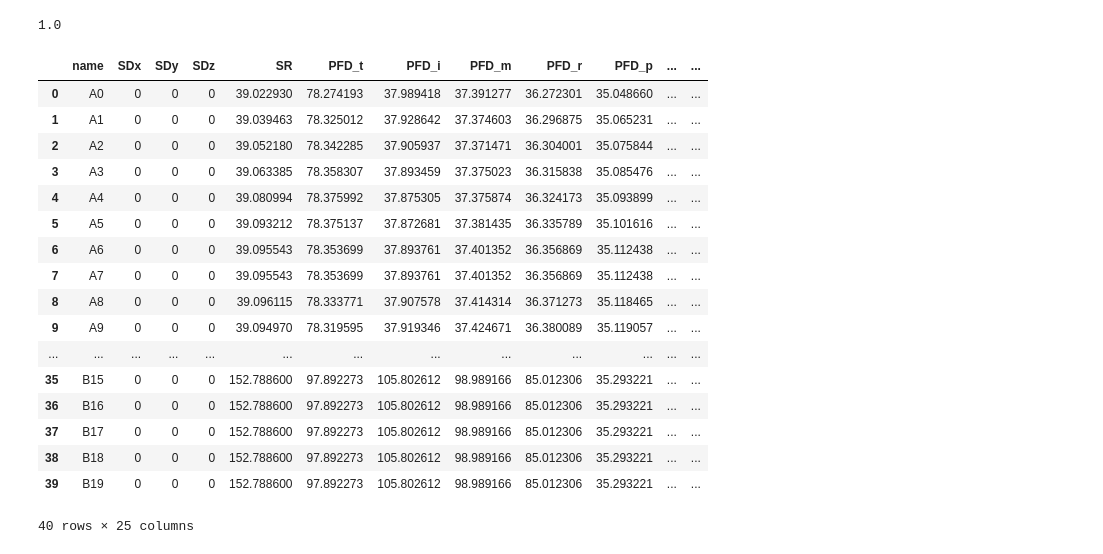
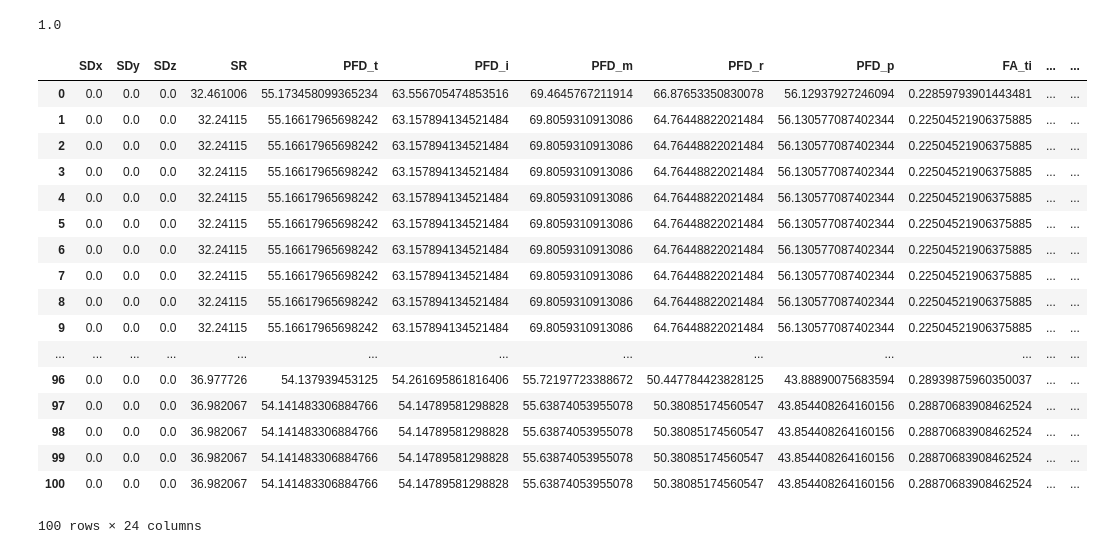
Before and after one commit to owenmedina/FingerSpell, a Jupyter notebook: SVM.ipynb, the cells around one changed output. Cells and saved outputs as stored; diff of their text form; code cells hidden in the pictures.

Commit message:
Train and test SVM for static letters

```diff
--- a/SVM.ipynb
+++ b/SVM.ipynb
@@ -142,23 +190,25 @@ metrics.accuracy_score(y_pred,y_test)
 # %%
-dfTest = pd.read_csv("featureSetTest.csv")
+dfTest = pd.read_csv("FeatureSetTest.csv")
+dfTest = dfTest[dfTest.name != "name"]
+dfTest = dfTest.drop(columns='name')
 dfTest
 # %% [output]
-|  | name | SDx | SDy | SDz | SR | PFD_t | PFD_i | PFD_m | PFD_r | PFD_p | ... | ... |
-| 0 | A0 | 0 | 0 | 0 | 39.022930 | 78.274193 | 37.989418 | 37.391277 | 36.272301 | 35.048660 | ... | ... |
-| 1 | A1 | 0 | 0 | 0 | 39.039463 | 78.325012 | 37.928642 | 37.374603 | 36.296875 | 35.065231 | ... | ... |
-| 2 | A2 | 0 | 0 | 0 | 39.052180 | 78.342285 | 37.905937 | 37.371471 | 36.304001 | 35.075844 | ... | ... |
-| 3 | A3 | 0 | 0 | 0 | 39.063385 | 78.358307 | 37.893459 | 37.375023 | 36.315838 | 35.085476 | ... | ... |
-| 4 | A4 | 0 | 0 | 0 | 39.080994 | 78.375992 | 37.875305 | 37.375874 | 36.324173 | 35.093899 | ... | ... |
-| 5 | A5 | 0 | 0 | 0 | 39.093212 | 78.375137 | 37.872681 | 37.381435 | 36.335789 | 35.101616 | ... | ... |
-| 6 | A6 | 0 | 0 | 0 | 39.095543 | 78.353699 | 37.893761 | 37.401352 | 36.356869 | 35.112438 | ... | ... |
-| 7 | A7 | 0 | 0 | 0 | 39.095543 | 78.353699 | 37.893761 | 37.401352 | 36.356869 | 35.112438 | ... | ... |
-| 8 | A8 | 0 | 0 | 0 | 39.096115 | 78.333771 | 37.907578 | 37.414314 | 36.371273 | 35.118465 | ... | ... |
-| 9 | A9 | 0 | 0 | 0 | 39.094970 | 78.319595 | 37.919346 | 37.424671 | 36.380089 | 35.119057 | ... | ... |
+|  | SDx | SDy | SDz | SR | PFD_t | PFD_i | PFD_m | PFD_r | PFD_p | FA_ti | ... | ... |
+| 0 | 0.0 | 0.0 | 0.0 | 32.461006 | 55.173458099365234 | 63.556705474853516 | 69.4645767211914 | 66.87653350830078 | 56.12937927246094 | 0.22859793901443481 | ... | ... |
+| 1 | 0.0 | 0.0 | 0.0 | 32.24115 | 55.16617965698242 | 63.157894134521484 | 69.8059310913086 | 64.76448822021484 | 56.130577087402344 | 0.22504521906375885 | ... | ... |
+| 2 | 0.0 | 0.0 | 0.0 | 32.24115 | 55.16617965698242 | 63.157894134521484 | 69.8059310913086 | 64.76448822021484 | 56.130577087402344 | 0.22504521906375885 | ... | ... |
+| 3 | 0.0 | 0.0 | 0.0 | 32.24115 | 55.16617965698242 | 63.157894134521484 | 69.8059310913086 | 64.76448822021484 | 56.130577087402344 | 0.22504521906375885 | ... | ... |
+| 4 | 0.0 | 0.0 | 0.0 | 32.24115 | 55.16617965698242 | 63.157894134521484 | 69.8059310913086 | 64.76448822021484 | 56.130577087402344 | 0.22504521906375885 | ... | ... |
+| 5 | 0.0 | 0.0 | 0.0 | 32.24115 | 55.16617965698242 | 63.157894134521484 | 69.8059310913086 | 64.76448822021484 | 56.130577087402344 | 0.22504521906375885 | ... | ... |
+| 6 | 0.0 | 0.0 | 0.0 | 32.24115 | 55.16617965698242 | 63.157894134521484 | 69.8059310913086 | 64.76448822021484 | 56.130577087402344 | 0.22504521906375885 | ... | ... |
+| 7 | 0.0 | 0.0 | 0.0 | 32.24115 | 55.16617965698242 | 63.157894134521484 | 69.8059310913086 | 64.76448822021484 | 56.130577087402344 | 0.22504521906375885 | ... | ... |
+| 8 | 0.0 | 0.0 | 0.0 | 32.24115 | 55.16617965698242 | 63.157894134521484 | 69.8059310913086 | 64.76448822021484 | 56.130577087402344 | 0.22504521906375885 | ... | ... |
+| 9 | 0.0 | 0.0 | 0.0 | 32.24115 | 55.16617965698242 | 63.157894134521484 | 69.8059310913086 | 64.76448822021484 | 56.130577087402344 | 0.22504521906375885 | ... | ... |
 | ... | ... | ... | ... | ... | ... | ... | ... | ... | ... | ... | ... | ... |
-| 35 | B15 | 0 | 0 | 0 | 152.788600 | 97.892273 | 105.802612 | 98.989166 | 85.012306 | 35.293221 | ... | ... |
-| 36 | B16 | 0 | 0 | 0 | 152.788600 | 97.892273 | 105.802612 | 98.989166 | 85.012306 | 35.293221 | ... | ... |
-| 37 | B17 | 0 | 0 | 0 | 152.788600 | 97.892273 | 105.802612 | 98.989166 | 85.012306 | 35.293221 | ... | ... |
-| 38 | B18 | 0 | 0 | 0 | 152.788600 | 97.892273 | 105.802612 | 98.989166 | 85.012306 | 35.293221 | ... | ... |
-| 39 | B19 | 0 | 0 | 0 | 152.788600 | 97.892273 | 105.802612 | 98.989166 | 85.012306 | 35.293221 | ... | ... |
+| 96 | 0.0 | 0.0 | 0.0 | 36.977726 | 54.137939453125 | 54.261695861816406 | 55.72197723388672 | 50.447784423828125 | 43.88890075683594 | 0.28939875960350037 | ... | ... |
+| 97 | 0.0 | 0.0 | 0.0 | 36.982067 | 54.141483306884766 | 54.14789581298828 | 55.63874053955078 | 50.38085174560547 | 43.854408264160156 | 0.28870683908462524 | ... | ... |
+| 98 | 0.0 | 0.0 | 0.0 | 36.982067 | 54.141483306884766 | 54.14789581298828 | 55.63874053955078 | 50.38085174560547 | 43.854408264160156 | 0.28870683908462524 | ... | ... |
+| 99 | 0.0 | 0.0 | 0.0 | 36.982067 | 54.141483306884766 | 54.14789581298828 | 55.63874053955078 | 50.38085174560547 | 43.854408264160156 | 0.28870683908462524 | ... | ... |
+| 100 | 0.0 | 0.0 | 0.0 | 36.982067 | 54.141483306884766 | 54.14789581298828 | 55.63874053955078 | 50.38085174560547 | 43.854408264160156 | 0.28870683908462524 | ... | ... |
-40 rows × 25 columns
+100 rows × 24 columns
 # %%
```
Also changed, not shown: parts of 20 cells of this notebook, 7 other files.
